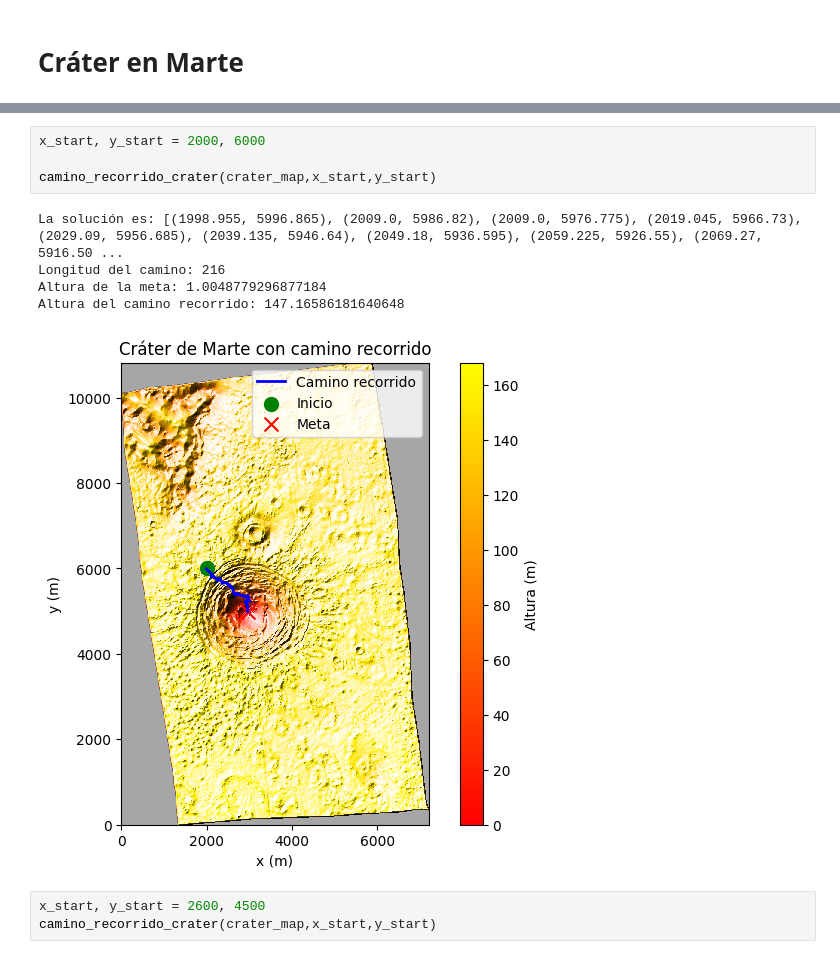
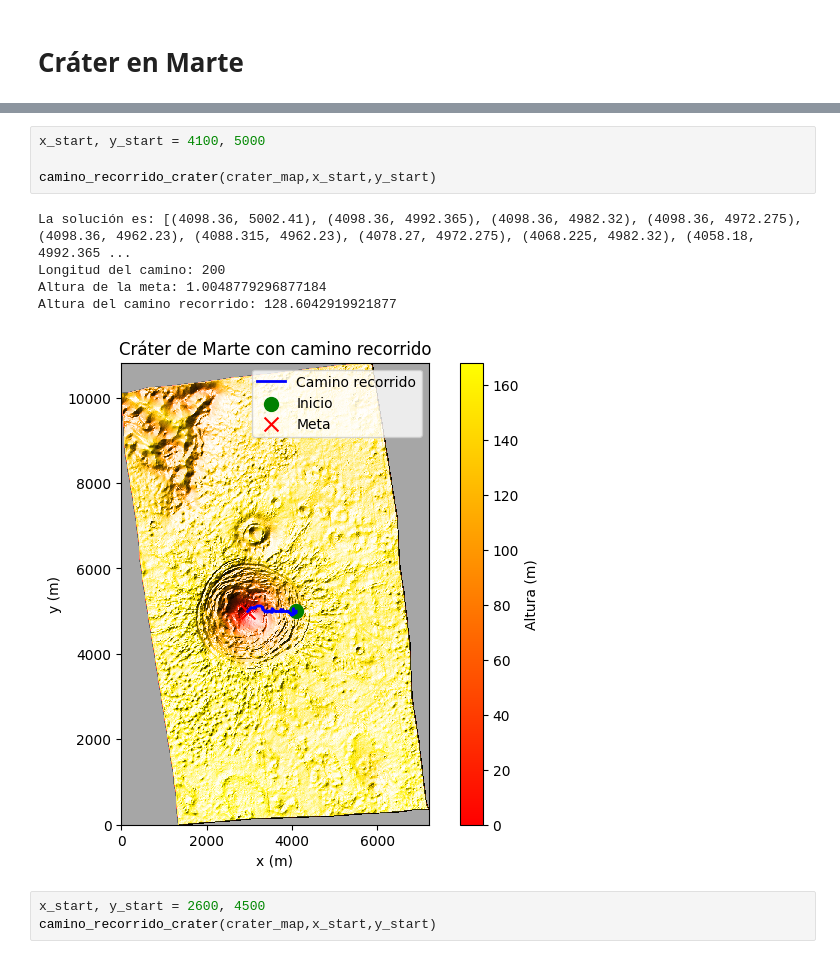
Before and after one commit to alan1x/Proyecto-Marte, a Jupyter notebook: Greedy.ipynb, the cells around one changed output, grey strips where cells are left out. Drawn from its saved outputs; the diff is of its cells as text.

```diff
--- a/Greedy.ipynb
+++ b/Greedy.ipynb
@@ -67,13 +67,13 @@ Altura del camino recorrido: 100.23092285156272
 # %%
-x_start, y_start = 2000, 6000
+x_start, y_start = 4100, 5000
 
 camino_recorrido_crater(crater_map,x_start,y_start)
 # %% [output]
-La solución es: [(1998.955, 5996.865), (2009.0, 5986.82), (2009.0, 5976.775), (2019.045, 5966.73), (2029.09, 5956.685), (2039.135, 5946.64), (2049.18, 5936.595), (2059.225, 5926.55), (2069.27, 5916.50 ...
-Longitud del camino: 216
+La solución es: [(4098.36, 5002.41), (4098.36, 4992.365), (4098.36, 4982.32), (4098.36, 4972.275), (4098.36, 4962.23), (4088.315, 4962.23), (4078.27, 4972.275), (4068.225, 4982.32), (4058.18, 4992.365 ...
+Longitud del camino: 200
 Altura de la meta: 1.0048779296877184
-Altura del camino recorrido: 147.16586181640648
+Altura del camino recorrido: 128.6042919921877
-[figure, old version]
+[figure, new version]
 # %%
 x_start, y_start = 2600, 4500
 camino_recorrido_crater(crater_map,x_start,y_start)
```
Also changed, not shown: parts of 3 cells of this notebook.
